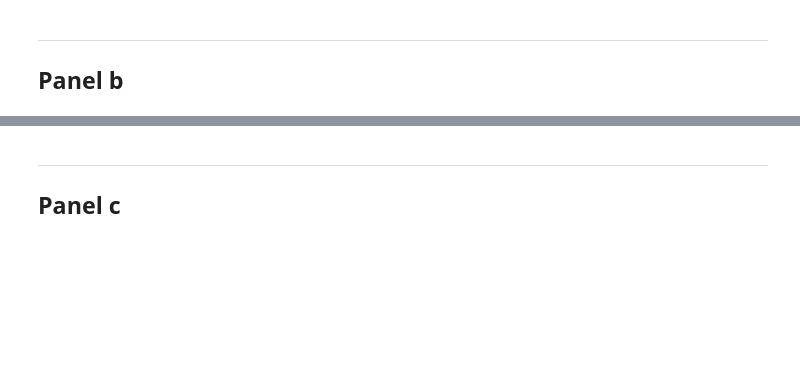
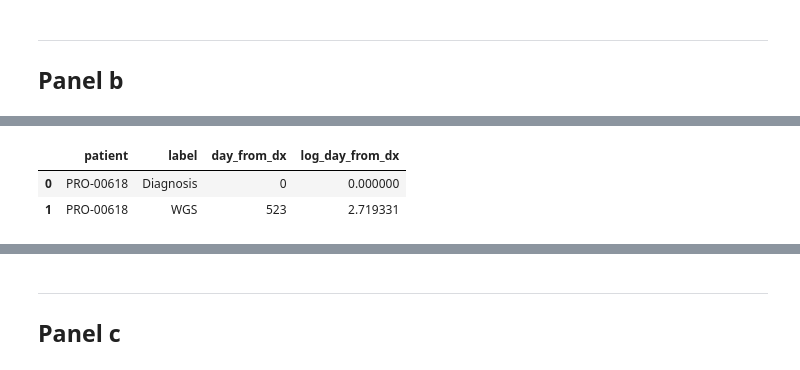
Before and after one commit to shlienlab/mutsigs_therapy, a Jupyter notebook: notebooks/MainFig_5.ipynb, the cells around one changed output, grey strips where cells are left out. Drawn from its saved outputs; the diff is of its cells as text; code cells hidden in the pictures; blank space fills up the shorter version.

```diff
--- a/notebooks/MainFig_5.ipynb
+++ b/notebooks/MainFig_5.ipynb
@@ -19 +22,7 @@ import matplotlib.pylab as plt
+# %%
+## Provide an output directory for figures or use 'installation_folder/figures' directory
+root_dir = os.path.dirname(os.getcwd())
+fig_out = os.path.join(root_dir, 'figures')
+## Or provide a results path
+#fig_out = '/Users/dir1/dir2/Figures'
 # %%
@@ -383,0 +140,8 @@ plt.tight_layout()
+# %%
+df = pd.read_csv(os.path.join(root_dir, 'source_data/PROFYLE_outcomes.tsv'), sep='\t')
+#df['date'] = pd.to_datetime(df['date'])
+df.head(2)
+# %% [output]
+|  | patient | label | day_from_dx | log_day_from_dx |
+| 0 | PRO-00618 | Diagnosis | 0 | 0.000000 |
+| 1 | PRO-00618 | WGS | 523 | 2.719331 |
```
Also changed, not shown: parts of 5 cells of this notebook, 7 other files.
